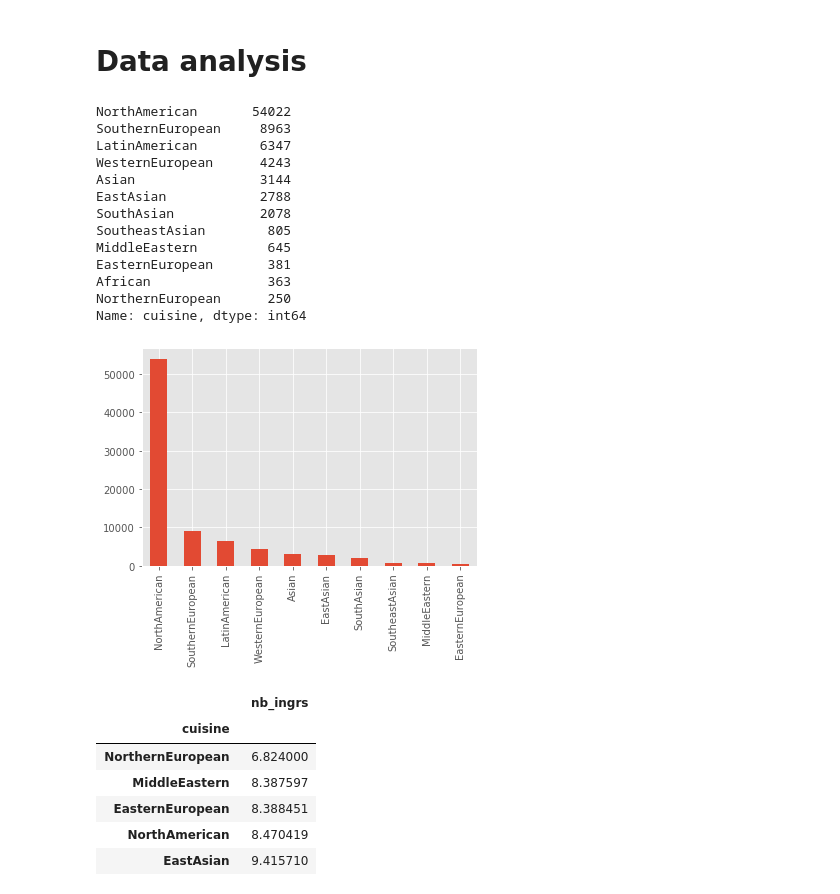
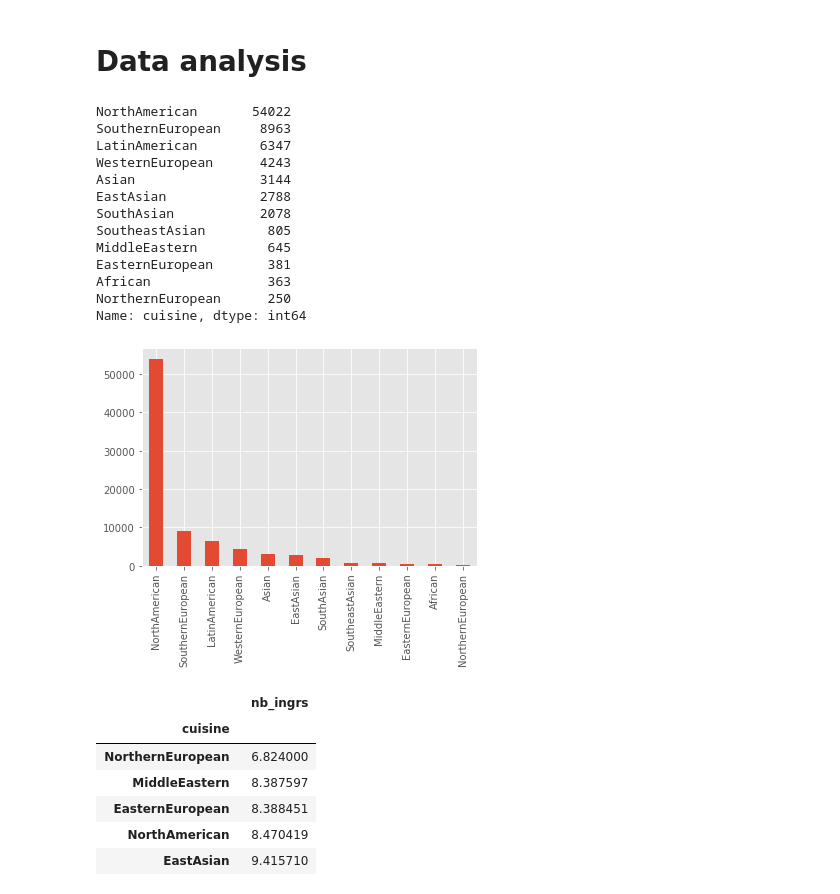
Before and after one commit to catherning/food_recipe_gen, a Jupyter notebook: cuisine_classification/data_analysis.ipynb, the cells around one changed output. Drawn from its saved outputs; the diff is of its cells as text; code cells hidden in the pictures.

```diff
--- a/cuisine_classification/data_analysis.ipynb
+++ b/cuisine_classification/data_analysis.ipynb
@@ -41,25 +39,25 @@ ModuleNotFoundError: No module named 'pandas.core.internals.managers'; 'pandas.c
 # %%
 %matplotlib inline
 
 plt.style.use('ggplot')
-df_train['cuisine'].value_counts().head(10).plot(kind='bar')
+df_train['cuisine'].value_counts().plot(kind='bar')
 
 df_train['cuisine'].value_counts()
 # %% [output]
 NorthAmerican       54022
 SouthernEuropean     8963
 LatinAmerican        6347
 WesternEuropean      4243
 Asian                3144
 EastAsian            2788
 SouthAsian           2078
 SoutheastAsian        805
 MiddleEastern         645
 EasternEuropean       381
 African               363
 NorthernEuropean      250
 Name: cuisine, dtype: int64
-[figure, old version]
+[figure, new version]
 # %%
 df_train["nb_ingrs"]=[len(x) for x in df_train["ingredients"]]
 df_train["index"] =[i for i in range(len(df_train))]
```
Also changed, not shown: parts of 1 cell of this notebook, 3 other files.
